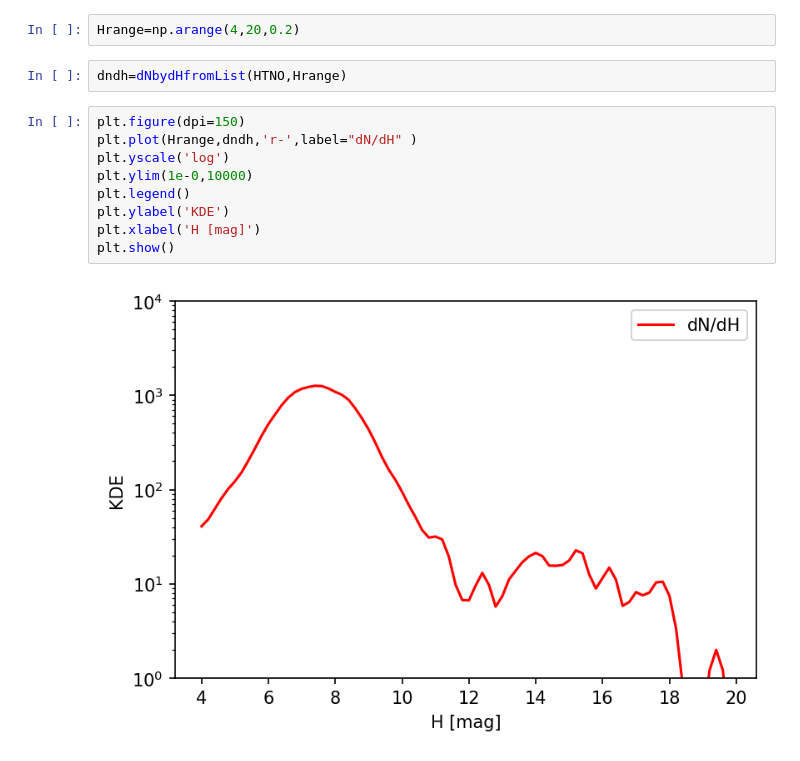
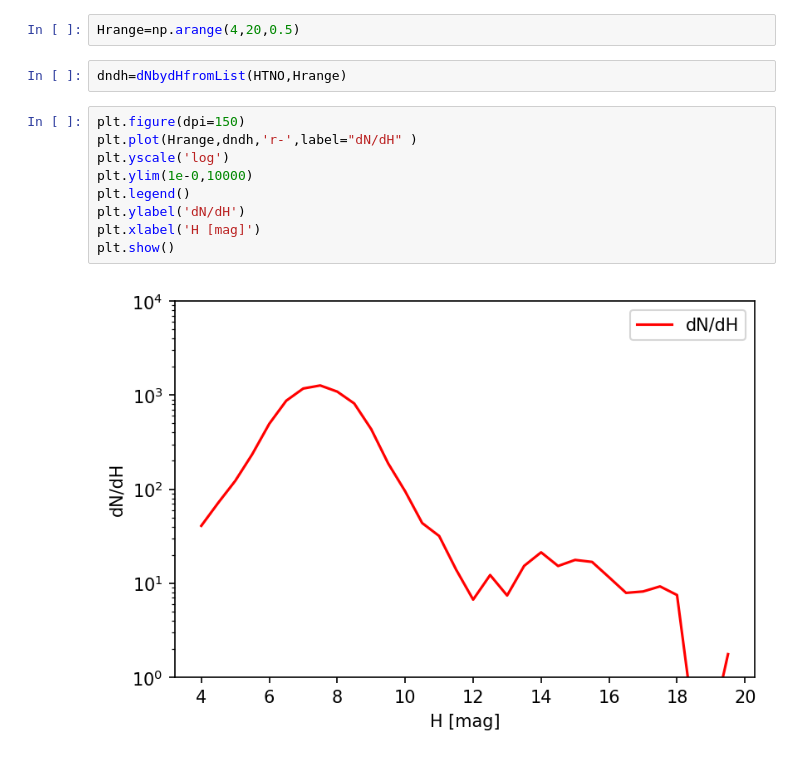
Before and after one commit to eggls6/KDE_size_frequency, a Jupyter notebook: size_frequency_demo.ipynb, the cells around one changed output. Drawn from its saved outputs; the diff is of its cells as text.

Commit message:
Updated figure 2.

```diff
--- a/size_frequency_demo.ipynb
+++ b/size_frequency_demo.ipynb
@@ -57,17 +57,17 @@ plt.show()
 # %% [markdown]
 Calculate real dN/dH.
 # %%
-Hrange=np.arange(4,20,0.2)
+Hrange=np.arange(4,20,0.5)
 # %%
 dndh=dNbydHfromList(HTNO,Hrange)
 # %%
 plt.figure(dpi=150)
 plt.plot(Hrange,dndh,'r-',label="dN/dH" )
 plt.yscale('log')
 plt.ylim(1e-0,10000)
 plt.legend()
-plt.ylabel('KDE')
+plt.ylabel('dN/dH')
 plt.xlabel('H [mag]')
 plt.show()
 # %% [output]
-[figure, old version]
+[figure, new version]
```
